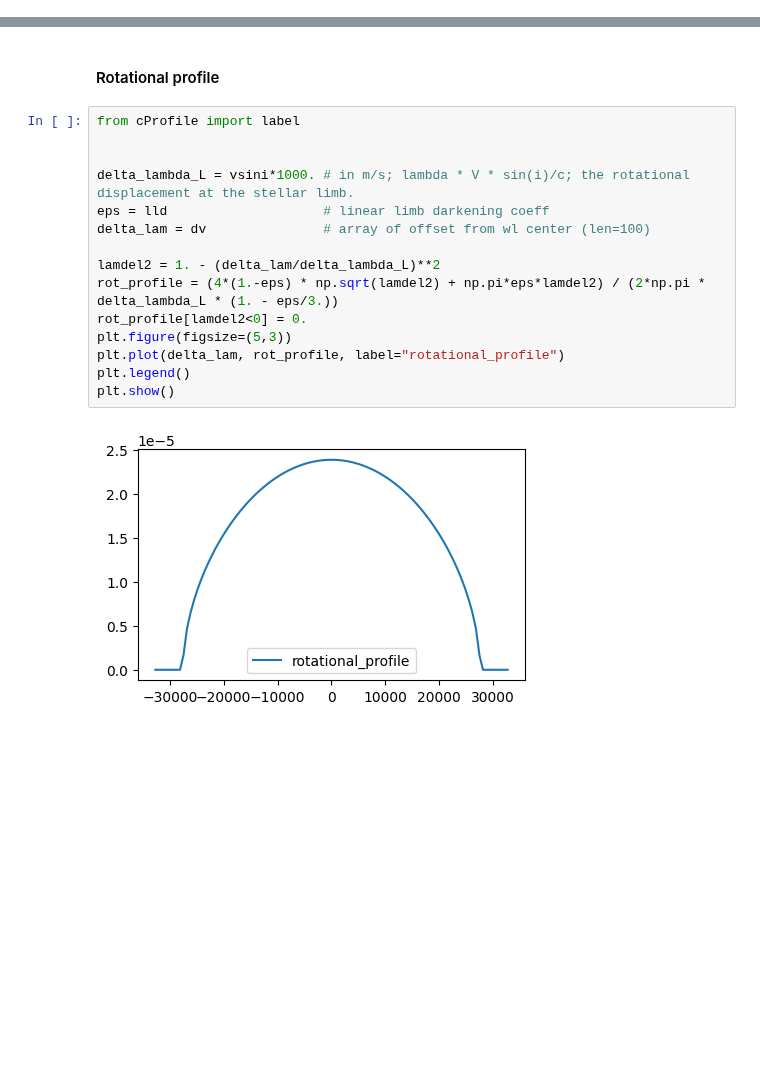
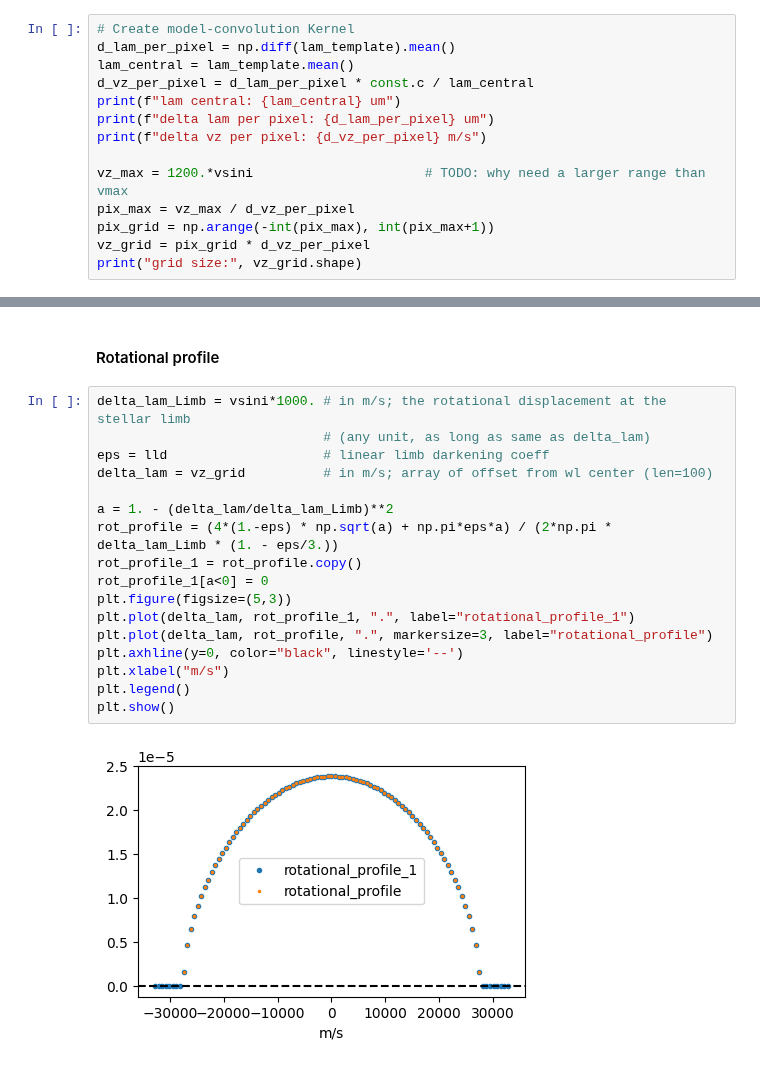
Before and after one commit to alphalyncis/dopplerimg, a Jupyter notebook: code/study_modelspec_template.ipynb, the cells around one changed output, grey strips where cells are left out. Saved outputs shown, nothing was run; the diff lists cells and outputs as text; blank space fills up the shorter version.

```diff
--- a/code/study_modelspec_template.ipynb
+++ b/code/study_modelspec_template.ipynb
@@ -90,0 +43,14 @@ array([-32672.96073167, -32019.50151704, -31366.0423024 , -30712.58308777,
+# %%
+# Create model-convolution Kernel
+d_lam_per_pixel = np.diff(lam_template).mean()
+lam_central = lam_template.mean()
+d_vz_per_pixel = d_lam_per_pixel * const.c / lam_central
+print(f"lam central: {lam_central} um")
+print(f"delta lam per pixel: {d_lam_per_pixel} um")
+print(f"delta vz per pixel: {d_vz_per_pixel} m/s")
+
+vz_max = 1200.*vsini                      # TODO: why need a larger range than vmax
+pix_max = vz_max / d_vz_per_pixel
+pix_grid = np.arange(-int(pix_max), int(pix_max+1))
+vz_grid = pix_grid * d_vz_per_pixel
+print("grid size:", vz_grid.shape)
@@ -111,19 +81,21 @@ plt.show()
 # %% [markdown]
 #### Rotational profile
 # %%
-from cProfile import label
+delta_lam_Limb = vsini*1000. # in m/s; the rotational displacement at the stellar limb
+                             # (any unit, as long as same as delta_lam)
+eps = lld                    # linear limb darkening coeff
+delta_lam = vz_grid          # in m/s; array of offset from wl center (len=100)
 
-
-delta_lambda_L = vsini*1000. # in m/s; lambda * V * sin(i)/c; the rotational displacement at the stellar limb.
-eps = lld                    # linear limb darkening coeff
-delta_lam = dv               # array of offset from wl center (len=100)
-
-lamdel2 = 1. - (delta_lam/delta_lambda_L)**2
-rot_profile = (4*(1.-eps) * np.sqrt(lamdel2) + np.pi*eps*lamdel2) / (2*np.pi * delta_lambda_L * (1. - eps/3.))
-rot_profile[lamdel2<0] = 0.
+a = 1. - (delta_lam/delta_lam_Limb)**2
+rot_profile = (4*(1.-eps) * np.sqrt(a) + np.pi*eps*a) / (2*np.pi * delta_lam_Limb * (1. - eps/3.))
+rot_profile_1 = rot_profile.copy()
+rot_profile_1[a<0] = 0
 plt.figure(figsize=(5,3))
-plt.plot(delta_lam, rot_profile, label="rotational_profile")
+plt.plot(delta_lam, rot_profile_1, ".", label="rotational_profile_1")
+plt.plot(delta_lam, rot_profile, ".", markersize=3, label="rotational_profile")
+plt.axhline(y=0, color="black", linestyle='--')
+plt.xlabel("m/s")
 plt.legend()
 plt.show()
 # %% [output]
-[figure, old version]
+[figure, new version]
```
Also changed, not shown: parts of 7 cells of this notebook, 1 other file.
